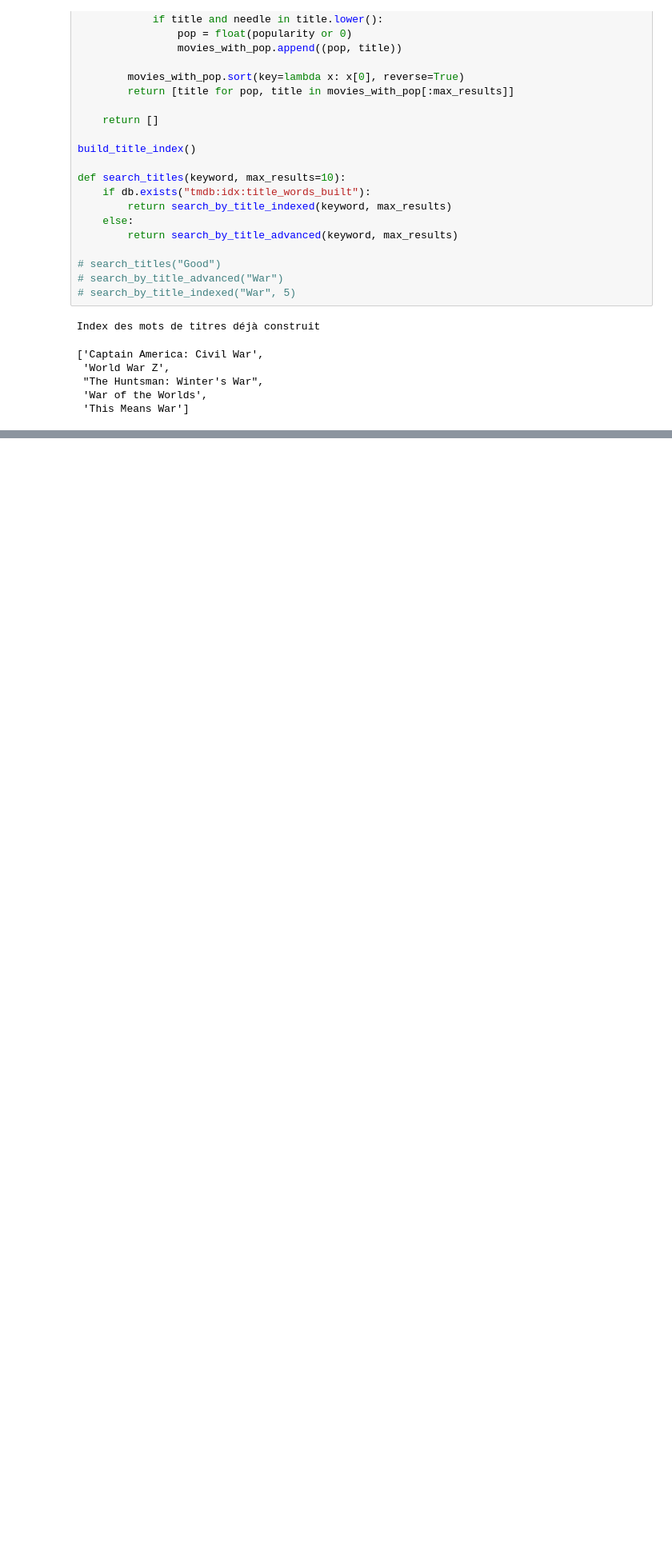
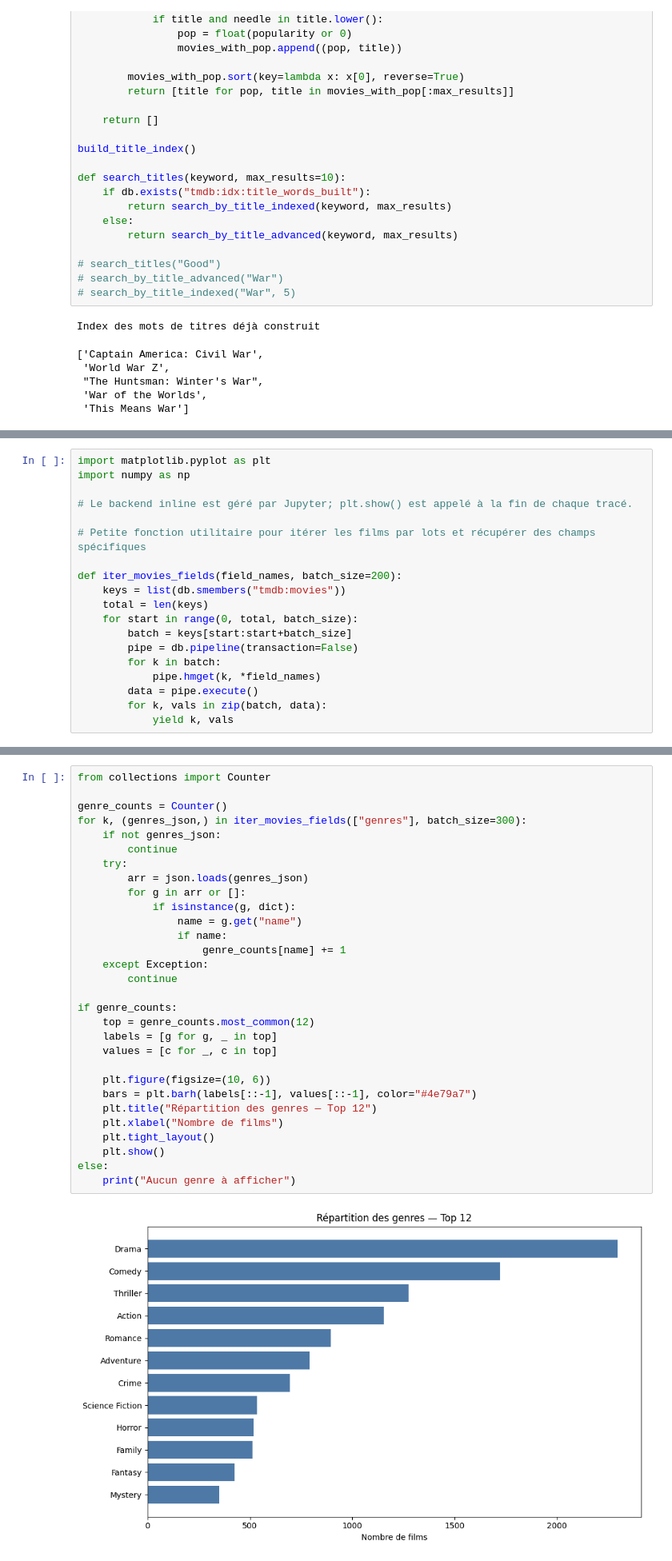
Before and after one commit to squadronxfr/redis_tp_ipssi, a Jupyter notebook: main.ipynb, the cells around one changed output, grey strips where cells are left out. Shown at 80% size. Cells and saved outputs as stored; diff of their text form; blank space fills up the shorter version.

```diff
--- a/main.ipynb
+++ b/main.ipynb
@@ -775,0 +778,19 @@ Index des mots de titres déjà construit
+# %%
+import matplotlib.pyplot as plt
+import numpy as np
+
+# Le backend inline est géré par Jupyter; plt.show() est appelé à la fin de chaque tracé.
+
+# Petite fonction utilitaire pour itérer les films par lots et récupérer des champs spécifiques
+
+def iter_movies_fields(field_names, batch_size=200):
+    keys = list(db.smembers("tmdb:movies"))
+    total = len(keys)
+    for start in range(0, total, batch_size):
+        batch = keys[start:start+batch_size]
+        pipe = db.pipeline(transaction=False)
+        for k in batch:
+            pipe.hmget(k, *field_names)
+        data = pipe.execute()
+        for k, vals in zip(batch, data):
+            yield k, vals
@@ -775,0 +800,32 @@ Index des mots de titres déjà construit
+# %%
+from collections import Counter
+
+genre_counts = Counter()
+for k, (genres_json,) in iter_movies_fields(["genres"], batch_size=300):
+    if not genres_json:
+        continue
+    try:
+        arr = json.loads(genres_json)
+        for g in arr or []:
+            if isinstance(g, dict):
+                name = g.get("name")
+                if name:
+                    genre_counts[name] += 1
+    except Exception:
+        continue
+
+if genre_counts:
+    top = genre_counts.most_common(12)
+    labels = [g for g, _ in top]
+    values = [c for _, c in top]
+
+    plt.figure(figsize=(10, 6))
+    bars = plt.barh(labels[::-1], values[::-1], color="#4e79a7")
+    plt.title("Répartition des genres — Top 12")
+    plt.xlabel("Nombre de films")
+    plt.tight_layout()
+    plt.show()
+else:
+    print("Aucun genre à afficher")
+# %% [output]
+[figure, added]
```
Also changed, not shown: parts of 12 cells of this notebook, 1 other file.
